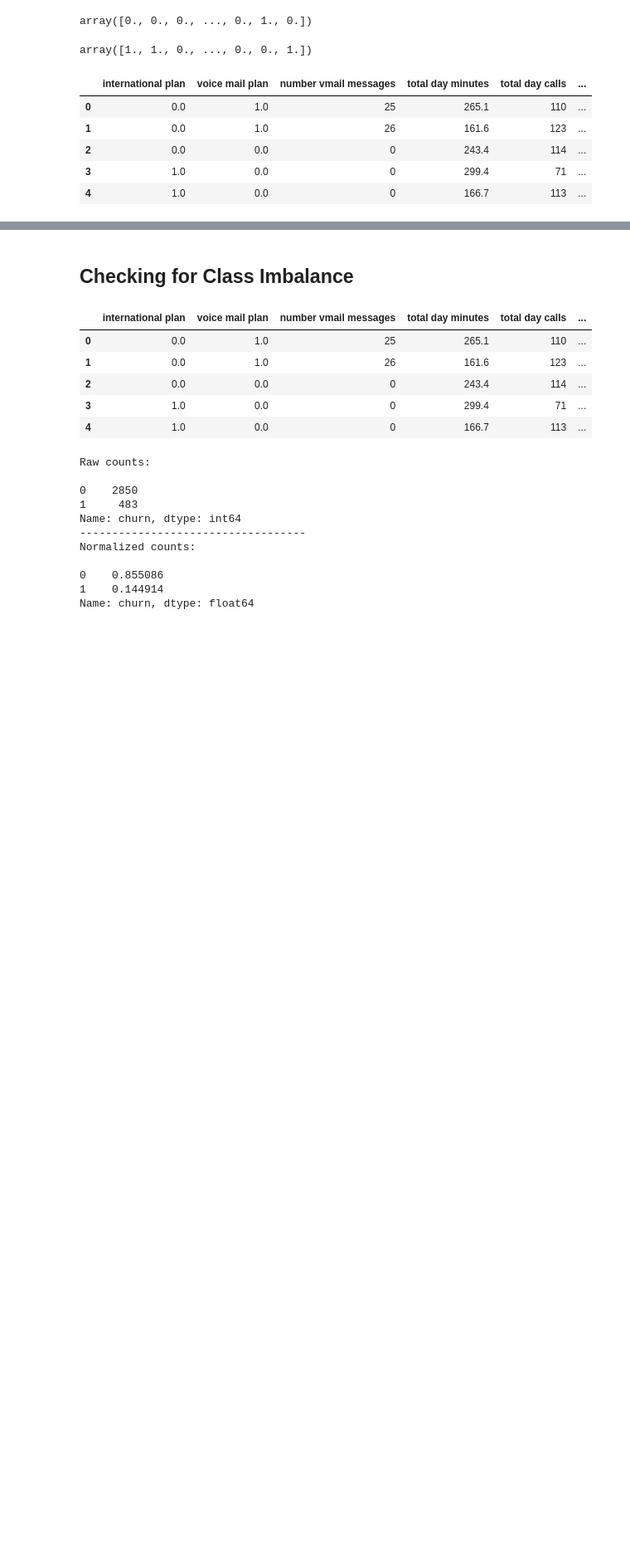
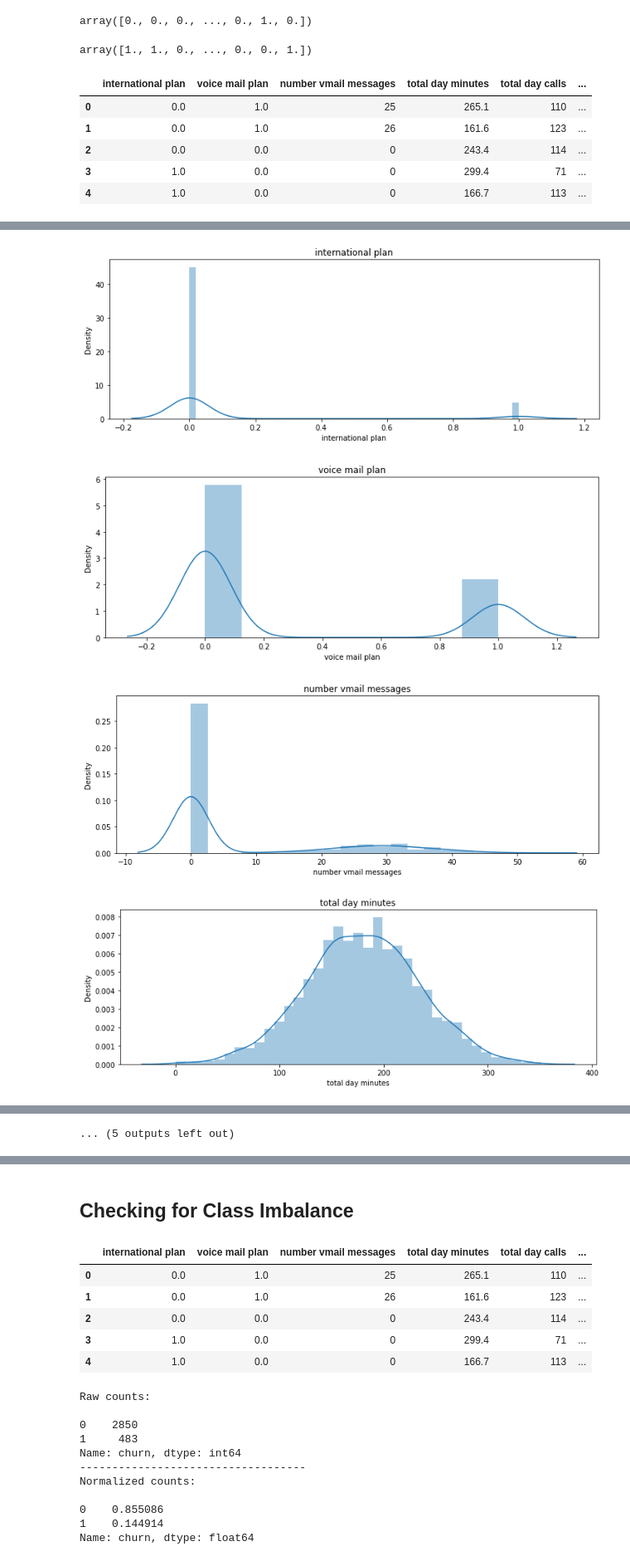
Before and after one commit to MendozaMellah/project_phase_3, a Jupyter notebook: project_3.ipynb, the cells around one changed output, grey strips where cells are left out. Shown at 83% size. Saved outputs shown, nothing was run; the diff lists cells and outputs as text; code cells hidden in the pictures; blank space fills up the shorter version.

```diff
--- a/project_3.ipynb
+++ b/project_3.ipynb
@@ -255,0 +266,12 @@ df.head()
+# %%
+
+for col in df.columns:
+  print("\n")
+  plt.figure(figsize=(12,4))
+  sns.distplot(df[col]).set(title = col) #you can use the histplot or the distplot
+  plt.show()
+# %% [output]
+[figure, added]
+[figure, added]
+[figure, added]
+[figure, added]
@@ -255,0 +286 @@ df.head()
+... (5 outputs left out)
```
Also changed, not shown: parts of 76 cells of this notebook.
